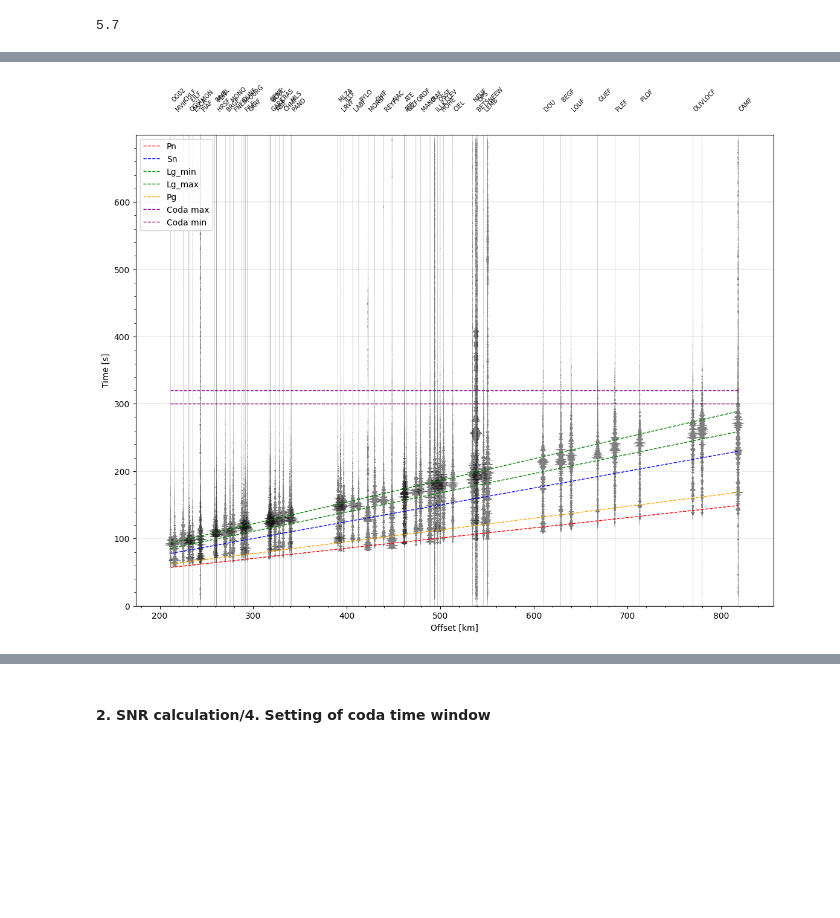
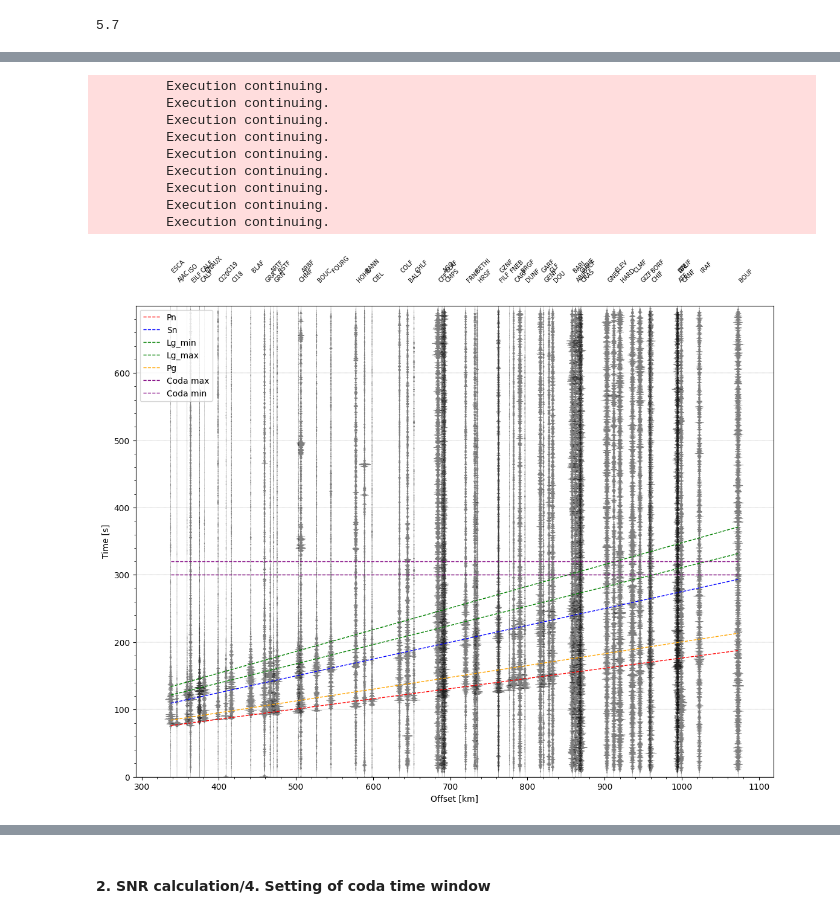
Before and after one commit to schreinerl/Lg_waves, a Jupyter notebook: Site_term_final.ipynb, the cells around one changed output, grey strips where cells are left out. Drawn from its saved outputs; the diff is of its cells as text; code cells hidden in the pictures; blank space fills up the shorter version.

```diff
--- a/Site_term_final.ipynb
+++ b/Site_term_final.ipynb
@@ -126,18 +126,18 @@ directory='/home/schreinl/Stage/Data1/'
 distmin=1.9
 distmax=10.
 
-start = UTCDateTime(catalogue['time'][40]) -25
+start = UTCDateTime(catalogue['time'][23]) -25
 end = start + 700
-eq_lon = float(catalogue['longitude'][40])
-eq_lat = float(catalogue['latitude'][40])
+eq_lon = float(catalogue['longitude'][23])
+eq_lat = float(catalogue['latitude'][23])
 st_all, stations_all, plot = big_downloader2(datacenters, start, end, eq_lon, eq_lat, distmin, distmax, directory, plot=False)
 time_string = UTCDateTime.strftime(start, format="%Y_%m_%dT%H_%M_%S")
 
 
 
 st_plot_filt_all=st_all.copy()
-fmin=3
-fmax=4
+fmin=2
+fmax=3
 st_plot_filt_all.filter("bandpass", freqmin=fmin, freqmax=fmax)
 
 
@@ -153,4 +153,13 @@ Earthquake at 2019-11-11T10:52:46.534000Z with magnitude 4.8
+         Execution continuing.
+         Execution continuing.
+         Execution continuing.
+         Execution continuing.
+         Execution continuing.
+         Execution continuing.
+         Execution continuing.
+         Execution continuing.
+         Execution continuing.
-[figure, old version]
+[figure, new version]
 [interactive output not drawn]
 # %% [markdown]
 #### 2. SNR calculation/4. Setting of coda time window
```
Also changed, not shown: parts of 23 cells of this notebook, 2 other files.
